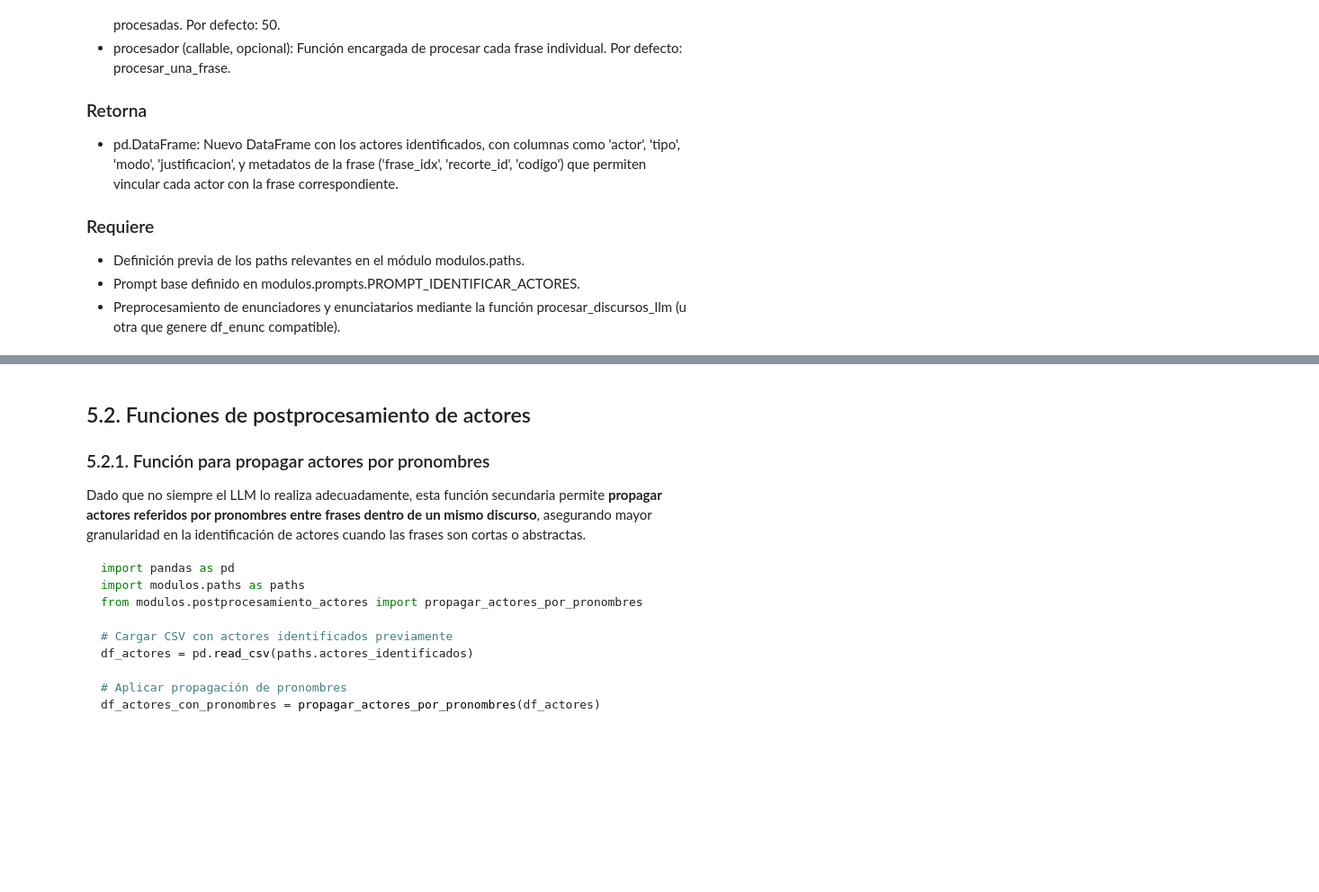
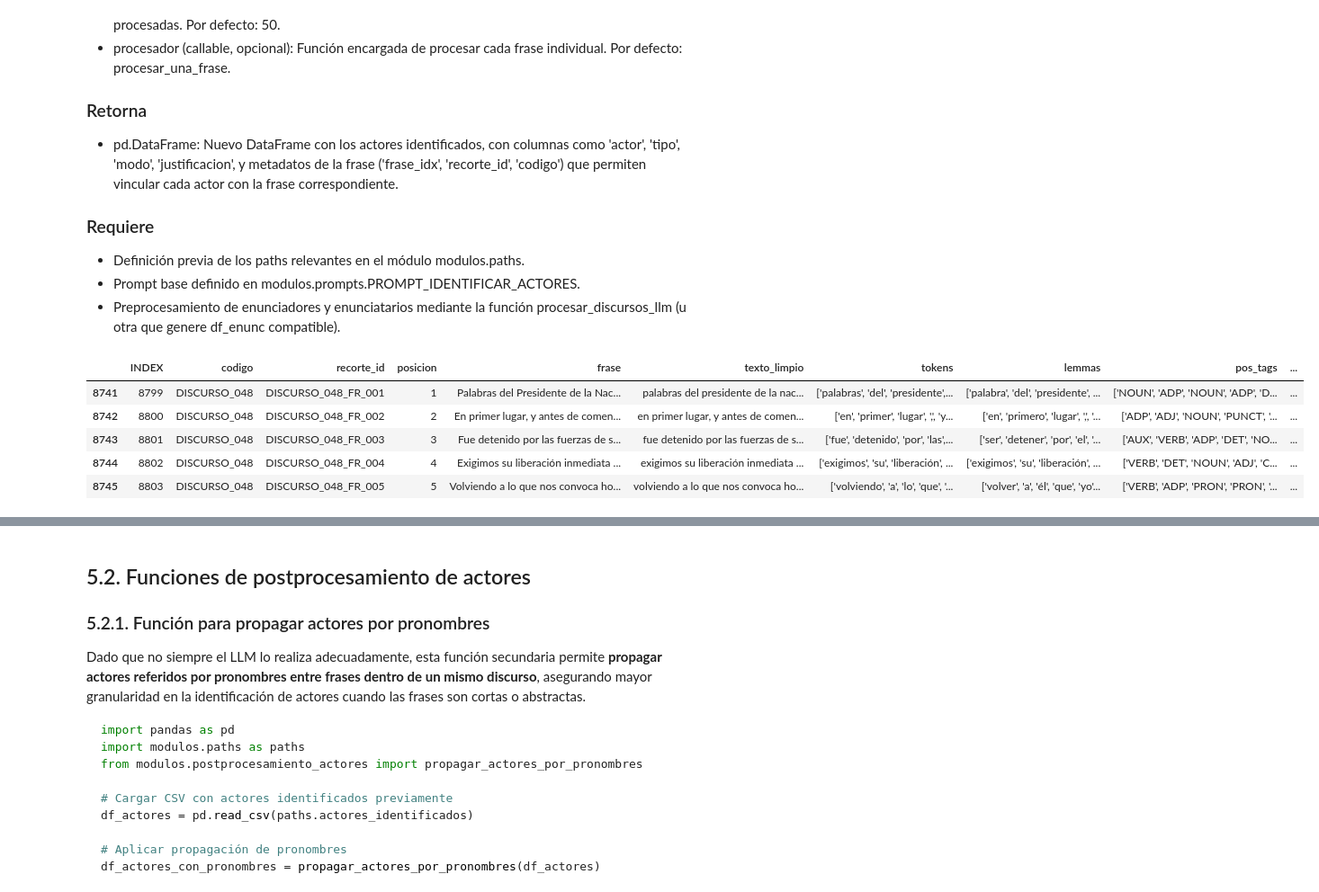
Before and after one commit to alexdcolman/EmoParse, a Jupyter notebook: main.ipynb, the cells around one changed output, grey strips where cells are left out. Shown at 90% size. Saved outputs shown, nothing was run; the diff lists cells and outputs as text; code cells hidden in the pictures; blank space fills up the shorter version.

```diff
--- a/main.ipynb
+++ b/main.ipynb
@@ -529,8 +621,17 @@ import modulos.paths as paths
 
 # Crear nuevo df de prueba
 df_recortes = pd.read_csv(paths.recortes_preprocesado, encoding="utf-8-sig")
-df_prueba = df_recortes.head(25)
-df_prueba.to_csv("data/recortes_prueba.csv", index=False, encoding="utf-8")
+df_prueba = df_recortes[df_recortes["codigo"] == "DISCURSO_048"]
+df_prueba.to_csv("data/recortes_prueba.csv", index=False, encoding="utf-8-sig")
+# %%
+df_prueba.head()
+# %% [output]
+|  | INDEX | codigo | recorte_id | posicion | frase | texto_limpio | tokens | lemmas | pos_tags | ... |
+| 8741 | 8799 | DISCURSO_048 | DISCURSO_048_FR_001 | 1 | Palabras del Presidente de la Nac... | palabras del presidente de la nac... | ['palabras', 'del', 'presidente',... | ['palabra', 'del', 'presidente', ... | ['NOUN', 'ADP', 'NOUN', 'ADP', 'D... | ... |
+| 8742 | 8800 | DISCURSO_048 | DISCURSO_048_FR_002 | 2 | En primer lugar, y antes de comen... | en primer lugar, y antes de comen... | ['en', 'primer', 'lugar', ',', 'y... | ['en', 'primero', 'lugar', ',', '... | ['ADP', 'ADJ', 'NOUN', 'PUNCT', '... | ... |
+| 8743 | 8801 | DISCURSO_048 | DISCURSO_048_FR_003 | 3 | Fue detenido por las fuerzas de s... | fue detenido por las fuerzas de s... | ['fue', 'detenido', 'por', 'las',... | ['ser', 'detener', 'por', 'el', '... | ['AUX', 'VERB', 'ADP', 'DET', 'NO... | ... |
+| 8744 | 8802 | DISCURSO_048 | DISCURSO_048_FR_004 | 4 | Exigimos su liberación inmediata ... | exigimos su liberación inmediata ... | ['exigimos', 'su', 'liberación', ... | ['exigimos', 'su', 'liberación', ... | ['VERB', 'DET', 'NOUN', 'ADJ', 'C... | ... |
+| 8745 | 8803 | DISCURSO_048 | DISCURSO_048_FR_005 | 5 | Volviendo a lo que nos convoca ho... | volviendo a lo que nos convoca ho... | ['volviendo', 'a', 'lo', 'que', '... | ['volver', 'a', 'él', 'que', 'yo'... | ['VERB', 'ADP', 'PRON', 'PRON', '... | ... |
 # %%
 import pandas as pd
 import modulos.paths as paths
```
Also changed, not shown: parts of 31 cells of this notebook, 53 other files.
